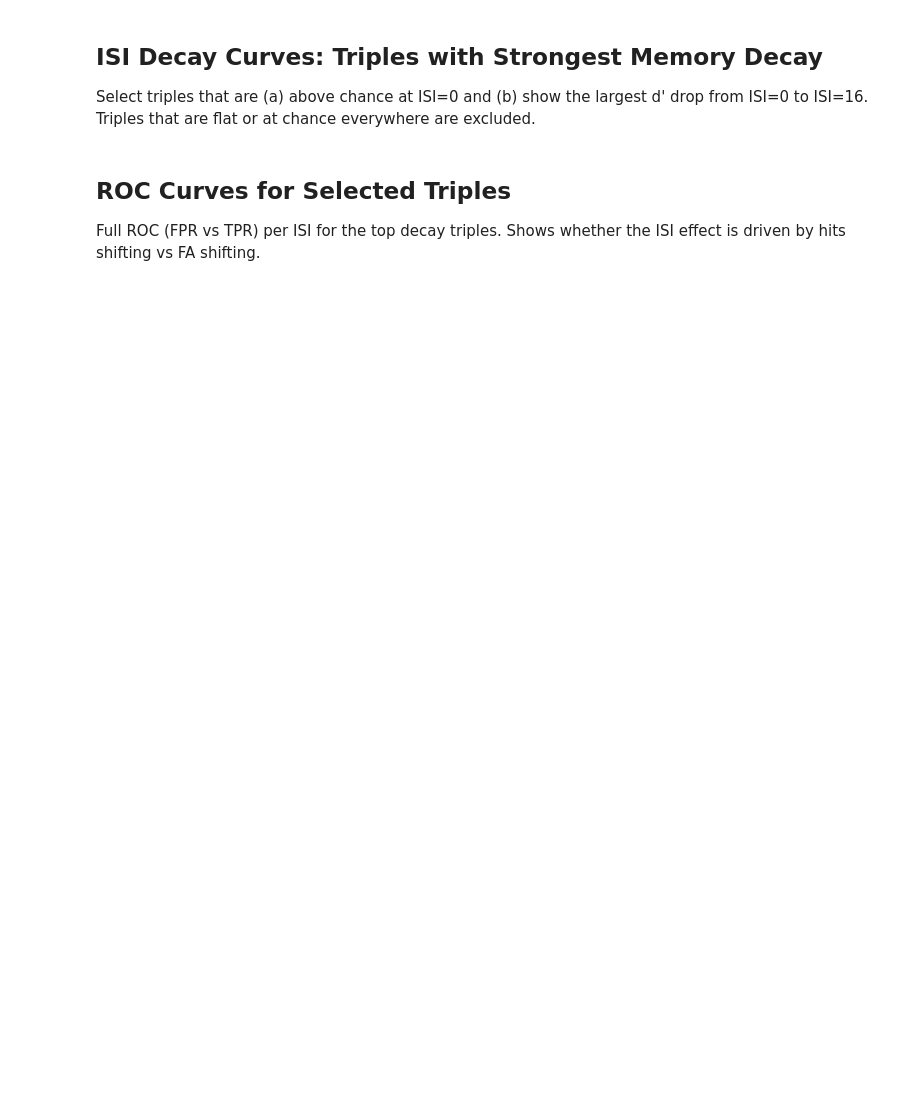
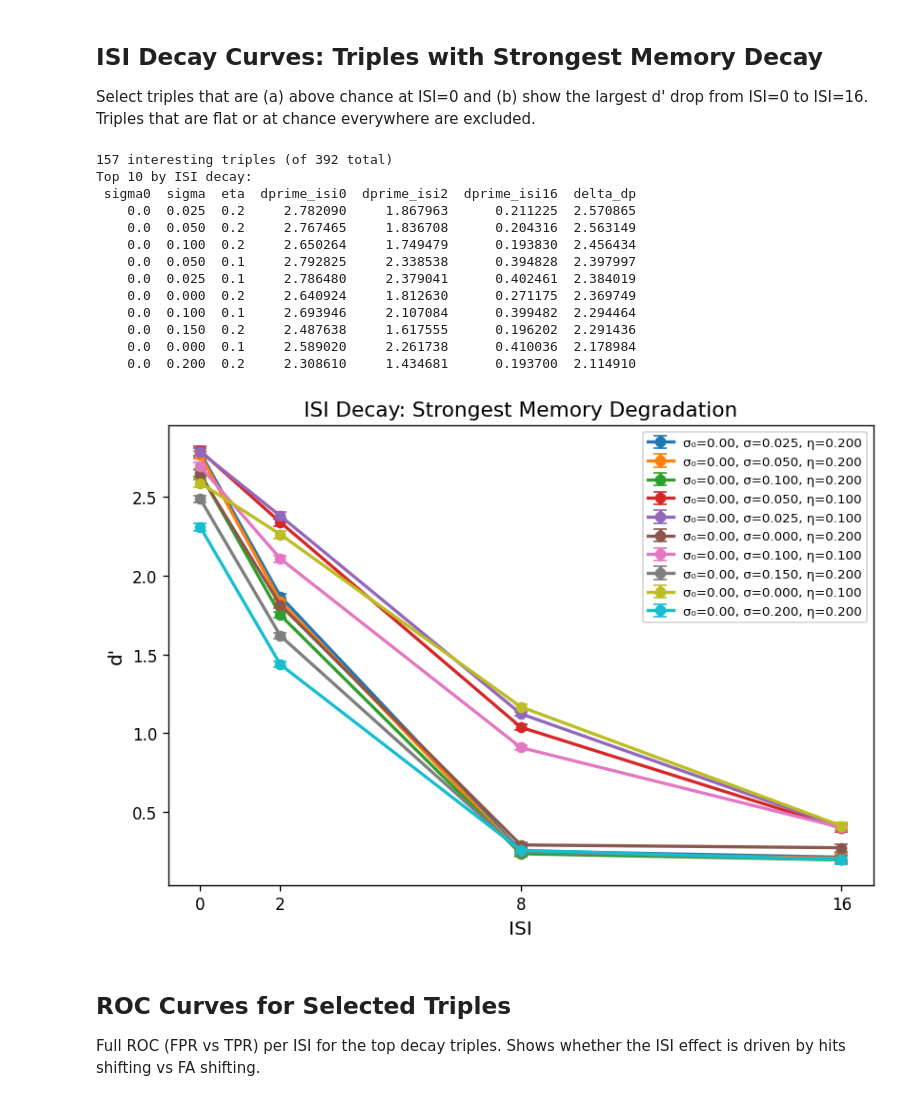
Before and after one commit to bjmedina/memory, a Jupyter notebook: notebooks/2026-03-17_grid-search-analysis.ipynb, the cells around one changed output. Drawn from its saved outputs; the diff is of its cells as text; code cells hidden in the pictures; blank space fills up the shorter version.

```diff
--- a/notebooks/2026-03-17_grid-search-analysis.ipynb
+++ b/notebooks/2026-03-17_grid-search-analysis.ipynb
@@ -22,7 +22,7 @@ import matplotlib
 matplotlib.rcParams['figure.dpi'] = 120
 
 # ── Point this to your grid search output directory ──
-RESULTS_DIR = '../reports/figures/2d_grid_search'
+RESULTS_DIR = '/om2/user/bjmedina/auditory-memory/memory/reports/figures/2d_grid_search/slurm_20260317'
 
 # Load grid arrays
 grid = np.load(os.path.join(RESULTS_DIR, 'grid_search_results.npz'))
@@ -121,34 +131,49 @@ df['delta_dp'] = df['dprime_isi0'] - df['dprime_isi16']
 
 interesting = df[
     (df['dprime_isi0'] > 0.5) &        # above chance at ISI=0
     (df['delta_dp'].abs() > 0.1)        # non-flat ISI curve
 ].copy()
 
-top = interesting.nlargest(6, 'delta_dp')
+top = interesting.nlargest(10, 'delta_dp')
 print(f'{len(interesting)} interesting triples (of {len(df)} total)')
 print(f'Top {len(top)} by ISI decay:')
 print(top[['sigma0', 'sigma', 'eta', 'dprime_isi0', 'dprime_isi2', 'dprime_isi16', 'delta_dp']].to_string(index=False))
 
 # Plot
 isi_arr = np.array(ISI_VALUES)
 colors = plt.cm.tab10(np.linspace(0, 1, len(top)))
 
 fig, ax = plt.subplots(figsize=(7, 5))
 for i, (_, row) in enumerate(top.iterrows()):
     data = load_triple(row['sigma0'], row['sigma'], row['eta'])
     dps = [float(data[f'dprime_isi{isi}']) for isi in ISI_VALUES]
     sems = [float(data[f'dprime_sem_isi{isi}']) for isi in ISI_VALUES]
     label = f'\u03c3\u2080={row["sigma0"]:.2f}, \u03c3={row["sigma"]:.3f}, \u03b7={row["eta"]:.3f}'
     ax.errorbar(isi_arr, dps, yerr=sems, marker='o', capsize=4,
                 color=colors[i], label=label, linewidth=2)
 
 ax.set_xlabel('ISI', fontsize=12)
 ax.set_ylabel("d'", fontsize=12)
 ax.set_title('ISI Decay: Strongest Memory Degradation', fontsize=13)
 ax.legend(fontsize=8, loc='best')
 ax.set_xticks(isi_arr)
 fig.tight_layout()
 plt.show()
+# %% [output]
+157 interesting triples (of 392 total)
+Top 10 by ISI decay:
+ sigma0  sigma  eta  dprime_isi0  dprime_isi2  dprime_isi16  delta_dp
+    0.0  0.025  0.2     2.782090     1.867963      0.211225  2.570865
+    0.0  0.050  0.2     2.767465     1.836708      0.204316  2.563149
+    0.0  0.100  0.2     2.650264     1.749479      0.193830  2.456434
+    0.0  0.050  0.1     2.792825     2.338538      0.394828  2.397997
+    0.0  0.025  0.1     2.786480     2.379041      0.402461  2.384019
+    0.0  0.000  0.2     2.640924     1.812630      0.271175  2.369749
+    0.0  0.100  0.1     2.693946     2.107084      0.399482  2.294464
+    0.0  0.150  0.2     2.487638     1.617555      0.196202  2.291436
+    0.0  0.000  0.1     2.589020     2.261738      0.410036  2.178984
+    0.0  0.200  0.2     2.308610     1.434681      0.193700  2.114910
+[figure, added]
 # %% [markdown]
 ## ROC Curves for Selected Triples
 
```
Also changed, not shown: parts of 7 cells of this notebook.
